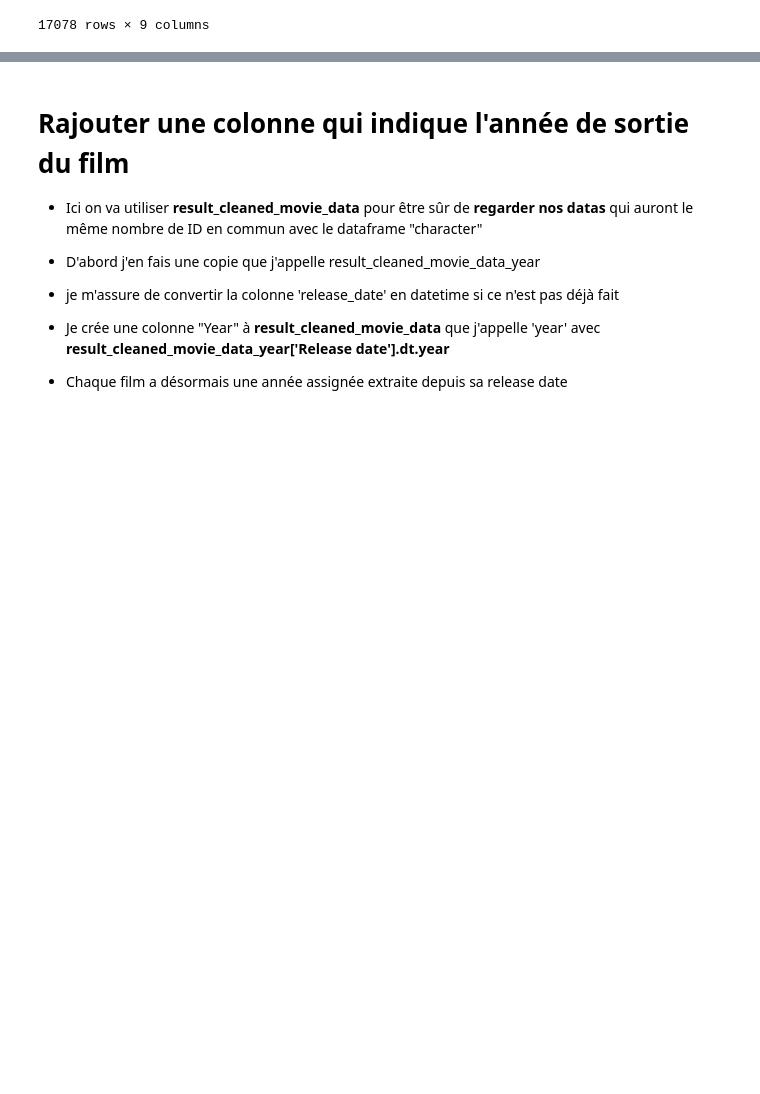
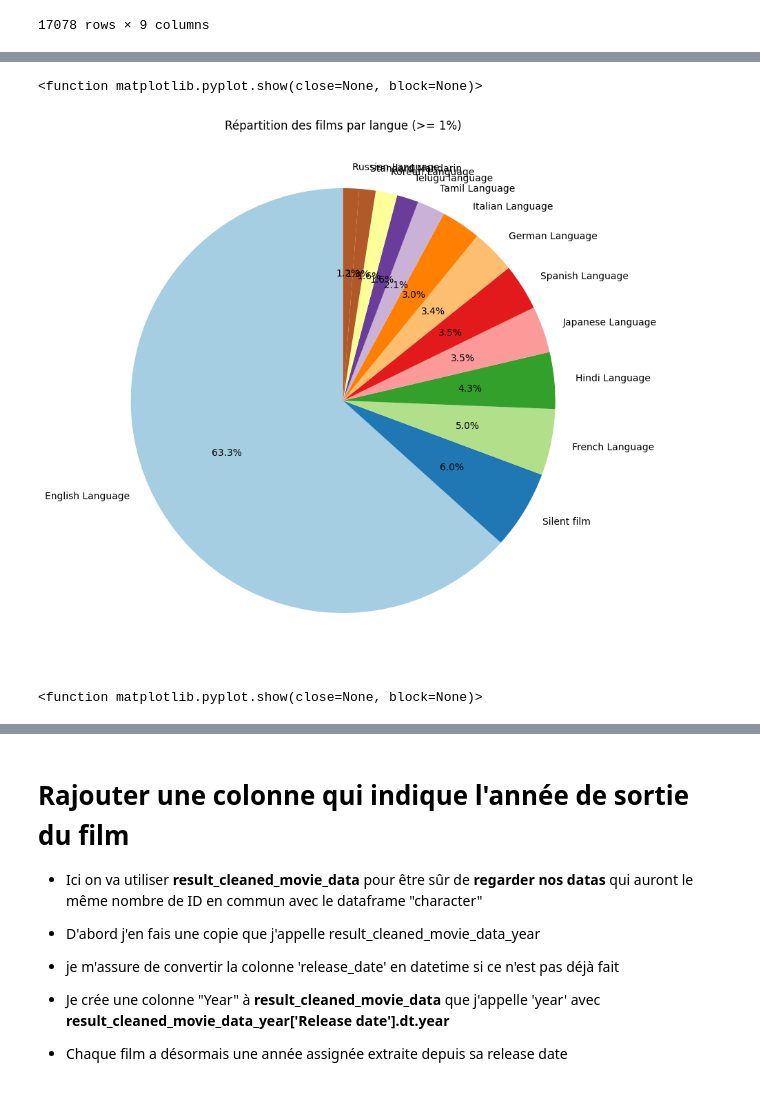
Before and after one commit to epfl-ada/ada-2023-project-fauttrouverunnompourada, a Jupyter notebook: Yaniss_code.ipynb, the cells around one changed output, grey strips where cells are left out. Saved outputs shown, nothing was run; the diff lists cells and outputs as text; code cells hidden in the pictures; blank space fills up the shorter version.

```diff
--- a/Yaniss_code.ipynb
+++ b/Yaniss_code.ipynb
@@ -322,0 +407,9 @@ plt.show()
+# %%
+#Apply the cleaning function to data. Generates the new "Genres" column
+Cleaned_language = cleaned_movie_data['Languages'].apply(extract_genres)
+
+cleaned_language_movie_data = cleaned_movie_data.copy()
+
+cleaned_language_movie_data["Languages"] = Cleaned_language
+
+cleaned_language_movie_data
@@ -322,0 +430,6 @@ plt.show()
+# %%
+#Counts the numbers of appearance of each languages in all movies
+exploded_languages = cleaned_language_movie_data['Languages'].explode()
+language_counts = exploded_languages.value_counts()
+
+language_counts
@@ -322,0 +450,42 @@ plt.show()
+# %%
+import matplotlib.pyplot as plt
+
+
+# Supposons que 'langues' est une série pandas avec les langues comme index et les fréquences comme valeurs
+# Vous pouvez créer une série pandas à partir de vos données comme ceci :
+
+
+# Calculer le pourcentage de chaque langue par rapport au total
+pourcentages = language_counts/ language_counts.sum() * 100
+
+# Filtrer les langues qui représentent moins de 1%
+langues_significatives = pourcentages[pourcentages >= 1]
+
+# Créer un diagramme en secteurs
+plt.figure(figsize=(10, 10))
+plt.pie(langues_significatives, labels=langues_significatives.index, autopct='%1.1f%%', startangle=90, colors=plt.cm.Paired(range(len(langues_significatives))))
+plt.title('Répartition des films par langue (>= 1%)')
+plt.show
+# %% [output]
+<function matplotlib.pyplot.show(close=None, block=None)>
+[figure, added]
+# %%
+import matplotlib.pyplot as plt
+
+
+
+
+wedges, texts, autotexts = ax.pie(language_counts, labels=language_counts.index, autopct='%1.1f%%')
+
+threshold = 20
+for label, pct_label in zip(texts, autotexts):
+    pct_value = pct_label.get_text().rstrip('%')
+    if float(pct_value) < threshold:
+        label.set_text('')
+        pct_label.set_text('')
+
+ax.legend(bbox_to_anchor=(1.2, 1))
+
+plt.show
+# %% [output]
+<function matplotlib.pyplot.show(close=None, block=None)>
```
Also changed, not shown: parts of 13 cells of this notebook.
